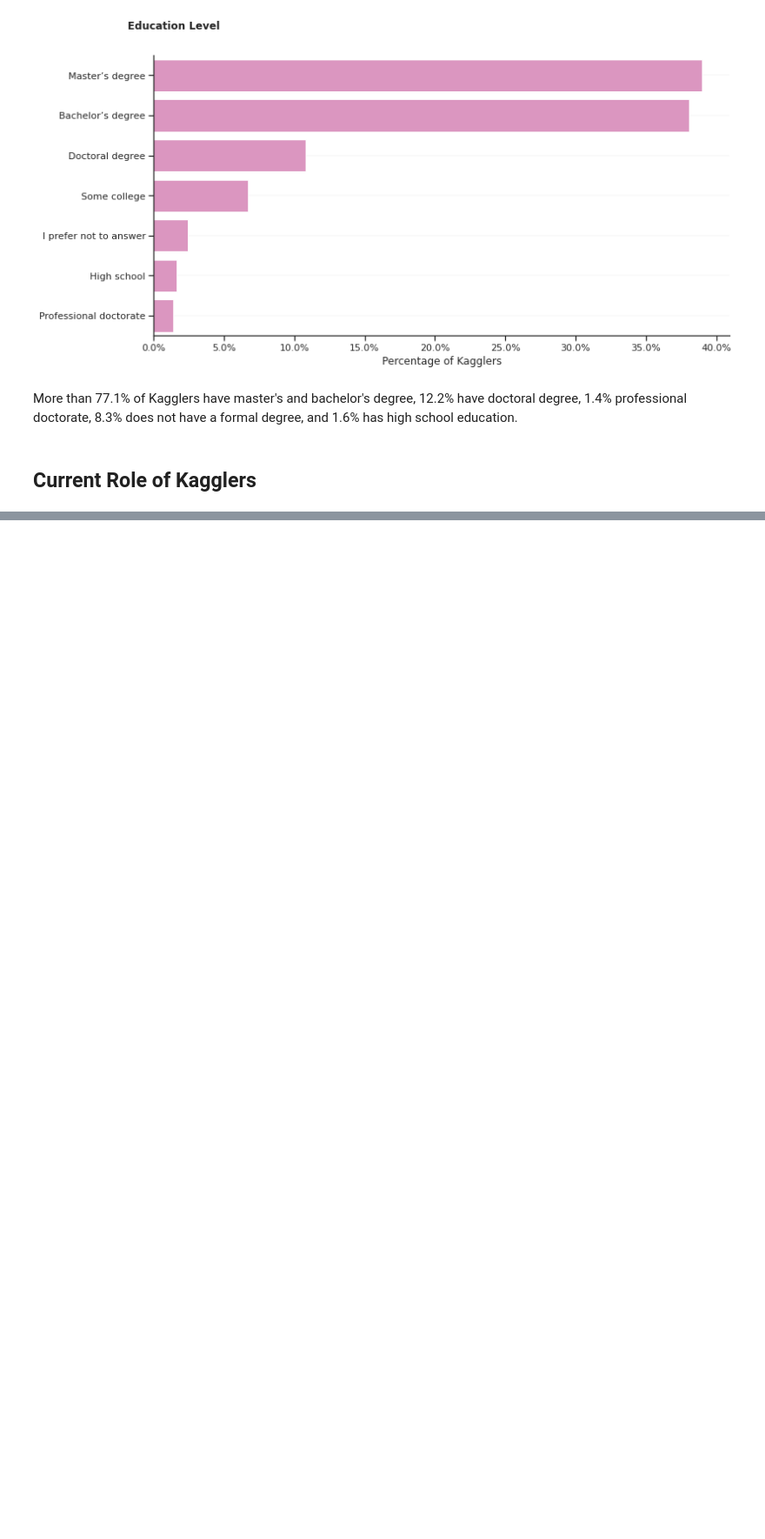
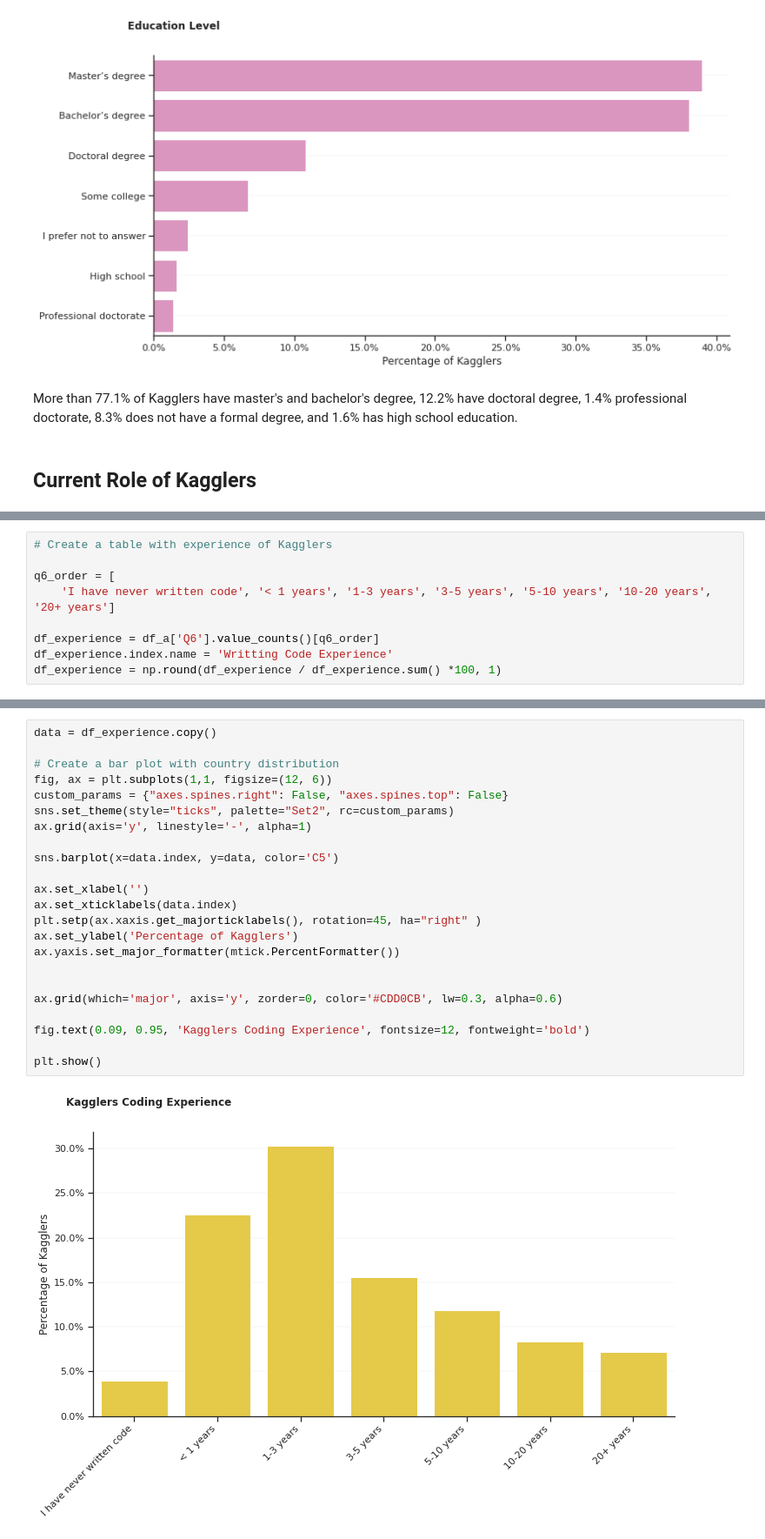
Before and after one commit to StephRoos/Data-Science, a Jupyter notebook: Kaggle_Survey/2021_Kaggle_Survey_Analysis.ipynb, the cells around one changed output, grey strips where cells are left out. Shown at 87% size. Saved outputs shown, nothing was run; the diff lists cells and outputs as text; blank space fills up the shorter version.

```diff
--- a/Kaggle_Survey/2021_Kaggle_Survey_Analysis.ipynb
+++ b/Kaggle_Survey/2021_Kaggle_Survey_Analysis.ipynb
@@ -185,0 +244,9 @@ More than 77.1% of Kagglers have master's and bachelor's degree, 12.2% have doct
+# %%
+# Create a table with experience of Kagglers
+
+q6_order = [
+    'I have never written code', '< 1 years', '1-3 years', '3-5 years', '5-10 years', '10-20 years', '20+ years']
+
+df_experience = df_a['Q6'].value_counts()[q6_order]
+df_experience.index.name = 'Writting Code Experience'
+df_experience = np.round(df_experience / df_experience.sum() *100, 1)
@@ -185,0 +265,25 @@ More than 77.1% of Kagglers have master's and bachelor's degree, 12.2% have doct
+# %%
+data = df_experience.copy()
+
+# Create a bar plot with country distribution
+fig, ax = plt.subplots(1,1, figsize=(12, 6))
+custom_params = {"axes.spines.right": False, "axes.spines.top": False}
+sns.set_theme(style="ticks", palette="Set2", rc=custom_params)
+ax.grid(axis='y', linestyle='-', alpha=1)
+
+sns.barplot(x=data.index, y=data, color='C5')
+
+ax.set_xlabel('')
+ax.set_xticklabels(data.index)
+plt.setp(ax.xaxis.get_majorticklabels(), rotation=45, ha="right" )
+ax.set_ylabel('Percentage of Kagglers')
+ax.yaxis.set_major_formatter(mtick.PercentFormatter())
+
+
+ax.grid(which='major', axis='y', zorder=0, color='#CDD0CB', lw=0.3, alpha=0.6)
+
+fig.text(0.09, 0.95, 'Kagglers Coding Experience', fontsize=12, fontweight='bold')
+
+plt.show()
+# %% [output]
+[figure, added]
```
Also changed, not shown: parts of 9 cells of this notebook.
